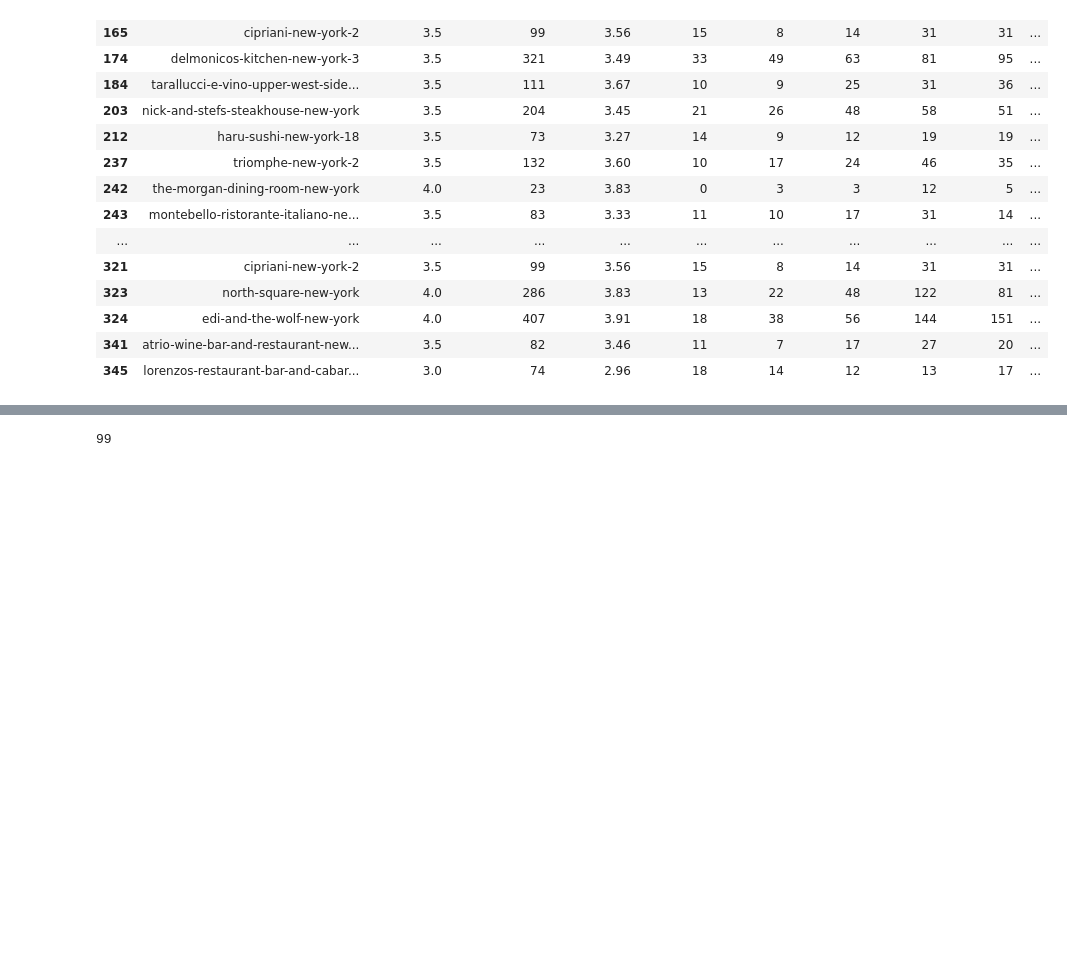
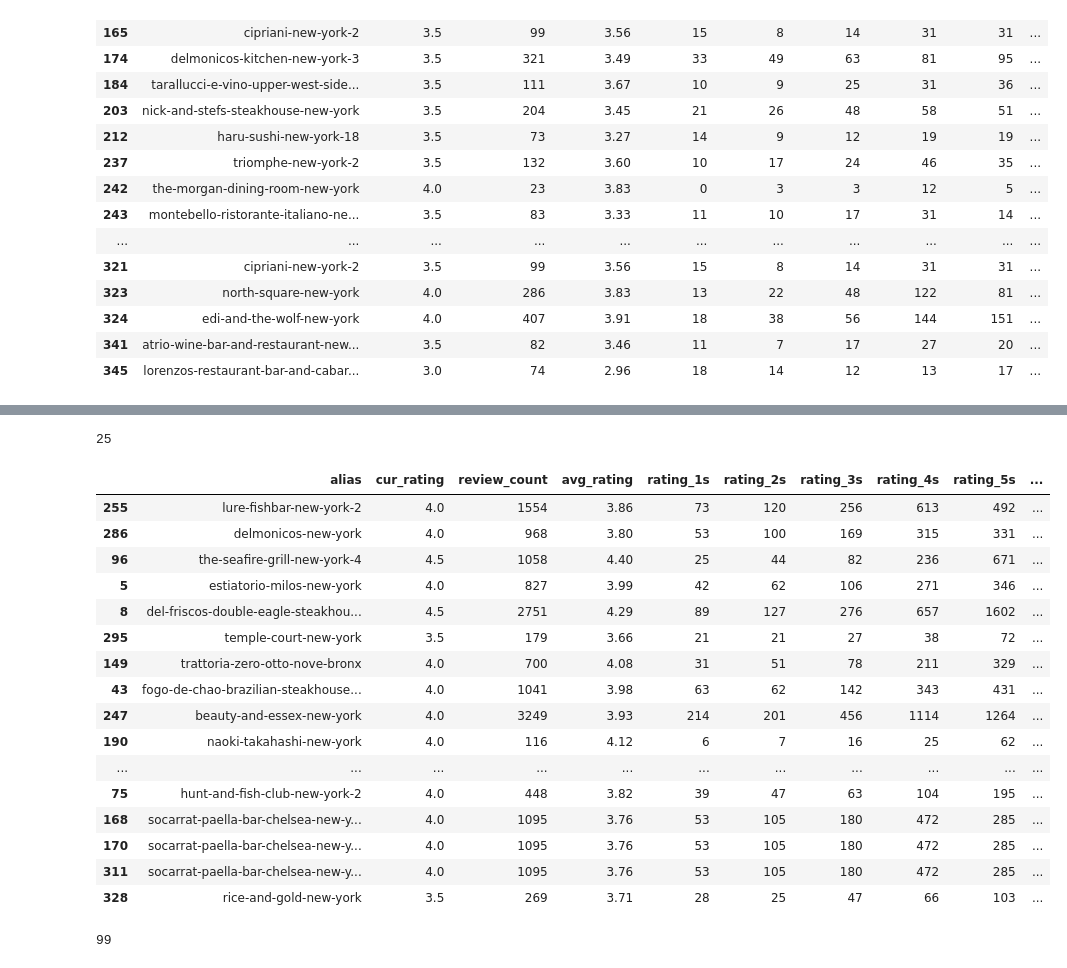
Before and after one commit to ctc316/NYC_RstWeek, a Jupyter notebook: analysis.ipynb, the cells around one changed output, grey strips where cells are left out. Drawn from its saved outputs; the diff is of its cells as text; code cells hidden in the pictures; blank space fills up the shorter version.

```diff
--- a/analysis.ipynb
+++ b/analysis.ipynb
@@ -209,3 +249,26 @@ display(better)
+# %%
+even_better = better[(better['rw_avg_rating'] >= 4) & (better['rw_review_count'] >= 10)].sort_values(['rw_avg_rating', 'avg_rating'], ascending=False)
+print(even_better.shape[0])
+even_better
+# %% [output]
+25
+|  | alias | cur_rating | review_count | avg_rating | rating_1s | rating_2s | rating_3s | rating_4s | rating_5s | ... |
+| 255 | lure-fishbar-new-york-2 | 4.0 | 1554 | 3.86 | 73 | 120 | 256 | 613 | 492 | ... |
+| 286 | delmonicos-new-york | 4.0 | 968 | 3.80 | 53 | 100 | 169 | 315 | 331 | ... |
+| 96 | the-seafire-grill-new-york-4 | 4.5 | 1058 | 4.40 | 25 | 44 | 82 | 236 | 671 | ... |
+| 5 | estiatorio-milos-new-york | 4.0 | 827 | 3.99 | 42 | 62 | 106 | 271 | 346 | ... |
+| 8 | del-friscos-double-eagle-steakhou... | 4.5 | 2751 | 4.29 | 89 | 127 | 276 | 657 | 1602 | ... |
+| 295 | temple-court-new-york | 3.5 | 179 | 3.66 | 21 | 21 | 27 | 38 | 72 | ... |
+| 149 | trattoria-zero-otto-nove-bronx | 4.0 | 700 | 4.08 | 31 | 51 | 78 | 211 | 329 | ... |
+| 43 | fogo-de-chao-brazilian-steakhouse... | 4.0 | 1041 | 3.98 | 63 | 62 | 142 | 343 | 431 | ... |
+| 247 | beauty-and-essex-new-york | 4.0 | 3249 | 3.93 | 214 | 201 | 456 | 1114 | 1264 | ... |
+| 190 | naoki-takahashi-new-york | 4.0 | 116 | 4.12 | 6 | 7 | 16 | 25 | 62 | ... |
+| ... | ... | ... | ... | ... | ... | ... | ... | ... | ... | ... |
+| 75 | hunt-and-fish-club-new-york-2 | 4.0 | 448 | 3.82 | 39 | 47 | 63 | 104 | 195 | ... |
+| 168 | socarrat-paella-bar-chelsea-new-y... | 4.0 | 1095 | 3.76 | 53 | 105 | 180 | 472 | 285 | ... |
+| 170 | socarrat-paella-bar-chelsea-new-y... | 4.0 | 1095 | 3.76 | 53 | 105 | 180 | 472 | 285 | ... |
+| 311 | socarrat-paella-bar-chelsea-new-y... | 4.0 | 1095 | 3.76 | 53 | 105 | 180 | 472 | 285 | ... |
+| 328 | rice-and-gold-new-york | 3.5 | 269 | 3.71 | 28 | 25 | 47 | 66 | 103 | ... |
 # %%
 worse = analysis[(analysis['rw_review_count'] != 0) & (analysis['rw_avg_rating'] - analysis['avg_rating'] <= -0.25)]
 print(worse.shape[0])
```
Also changed, not shown: parts of 16 cells of this notebook, 2 other files.
